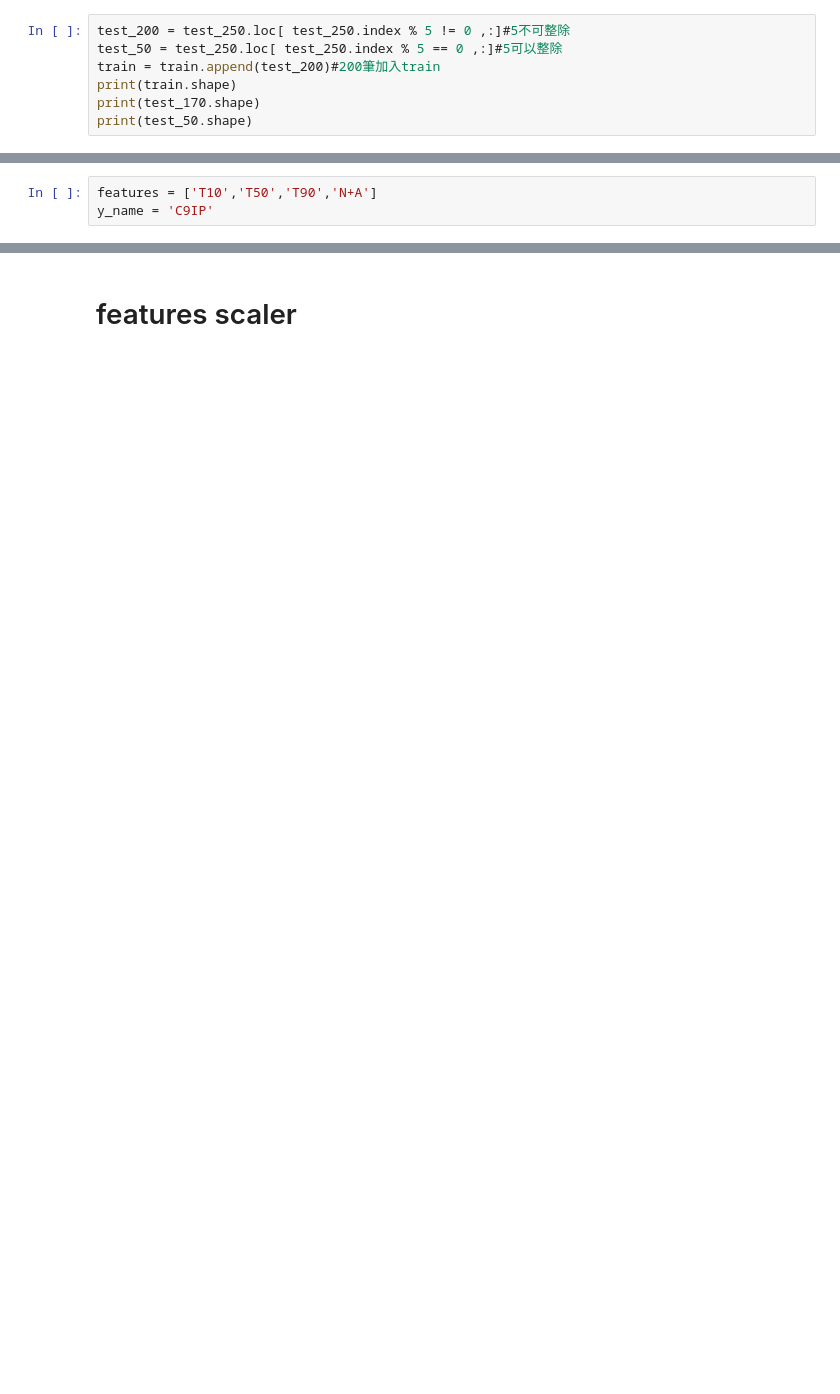
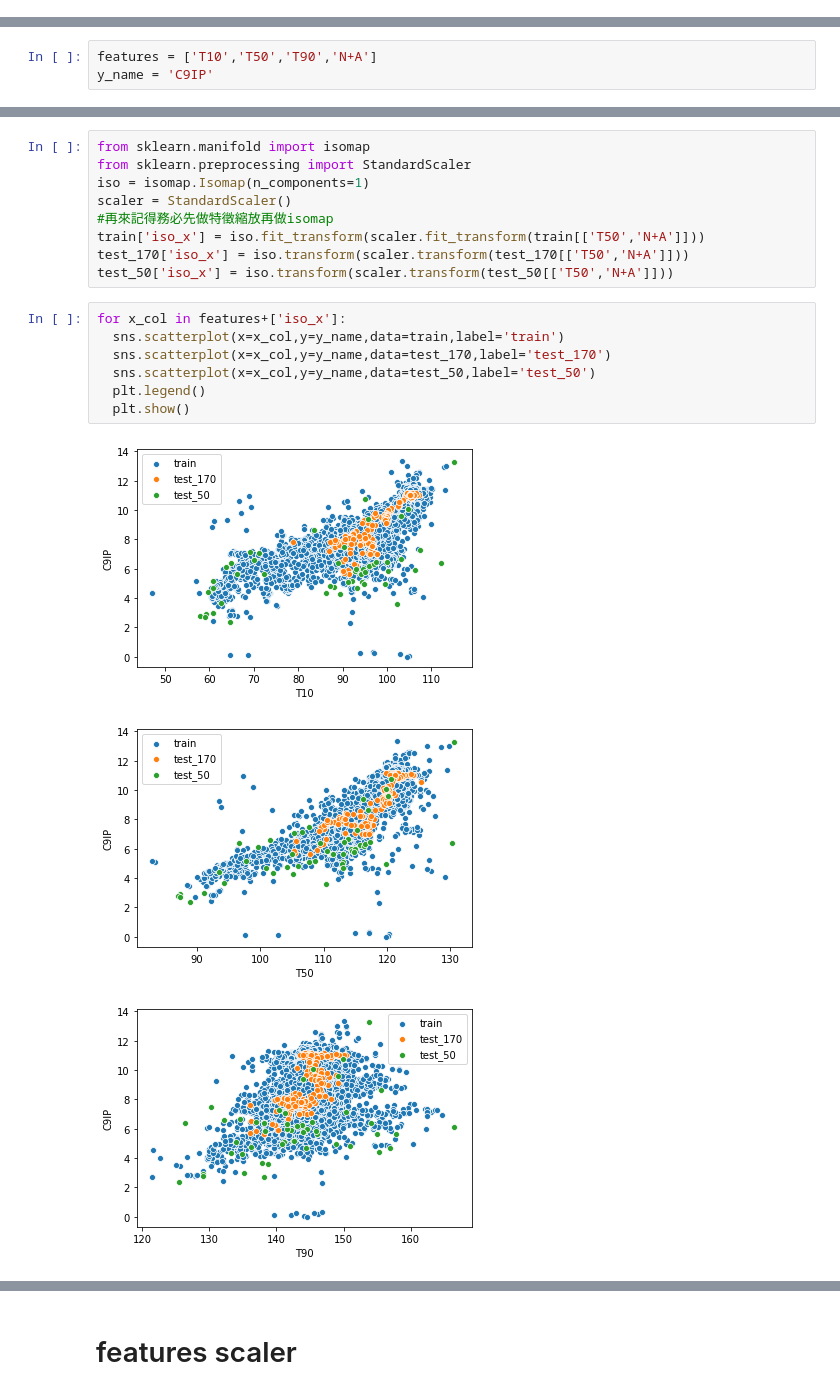
Before and after one commit to skywalker0803r/works, a Jupyter notebook: C9IP.ipynb, the cells around one changed output, grey strips where cells are left out. Drawn from its saved outputs; the diff is of its cells as text; blank space fills up the shorter version.

```diff
--- a/C9IP.ipynb
+++ b/C9IP.ipynb
@@ -22,7 +20,0 @@ test_170 = pd.read_csv('/content/drive/My Drive/台塑輕油案子/data/test_170
-# %%
-test_200 = test_250.loc[ test_250.index % 5 != 0 ,:]#5不可整除
-test_50 = test_250.loc[ test_250.index % 5 == 0 ,:]#5可以整除
-train = train.append(test_200)#200筆加入train
-print(train.shape)
-print(test_170.shape)
-print(test_50.shape)
@@ -37,0 +48,20 @@ y_name = 'C9IP'
+# %%
+from sklearn.manifold import isomap
+from sklearn.preprocessing import StandardScaler
+iso = isomap.Isomap(n_components=1)
+scaler = StandardScaler()
+#再來記得務必先做特徵縮放再做isomap
+train['iso_x'] = iso.fit_transform(scaler.fit_transform(train[['T50','N+A']]))
+test_170['iso_x'] = iso.transform(scaler.transform(test_170[['T50','N+A']]))
+test_50['iso_x'] = iso.transform(scaler.transform(test_50[['T50','N+A']]))
+# %%
+for x_col in features+['iso_x']:
+  sns.scatterplot(x=x_col,y=y_name,data=train,label='train')
+  sns.scatterplot(x=x_col,y=y_name,data=test_170,label='test_170')
+  sns.scatterplot(x=x_col,y=y_name,data=test_50,label='test_50')
+  plt.legend()
+  plt.show()
+# %% [output]
+[figure, added]
+[figure, added]
+[figure, added]
```
Also changed, not shown: parts of 51 cells of this notebook.
